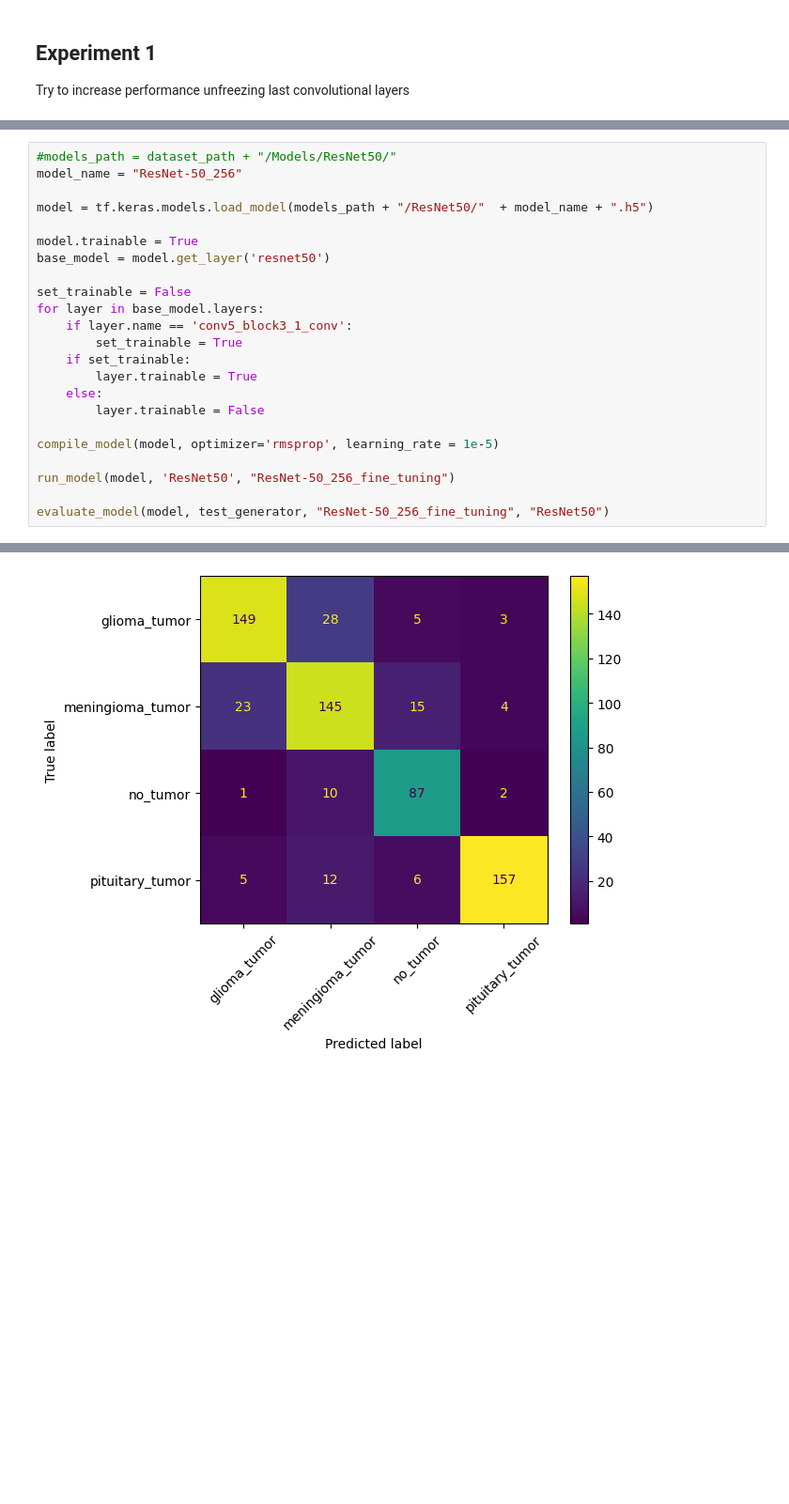
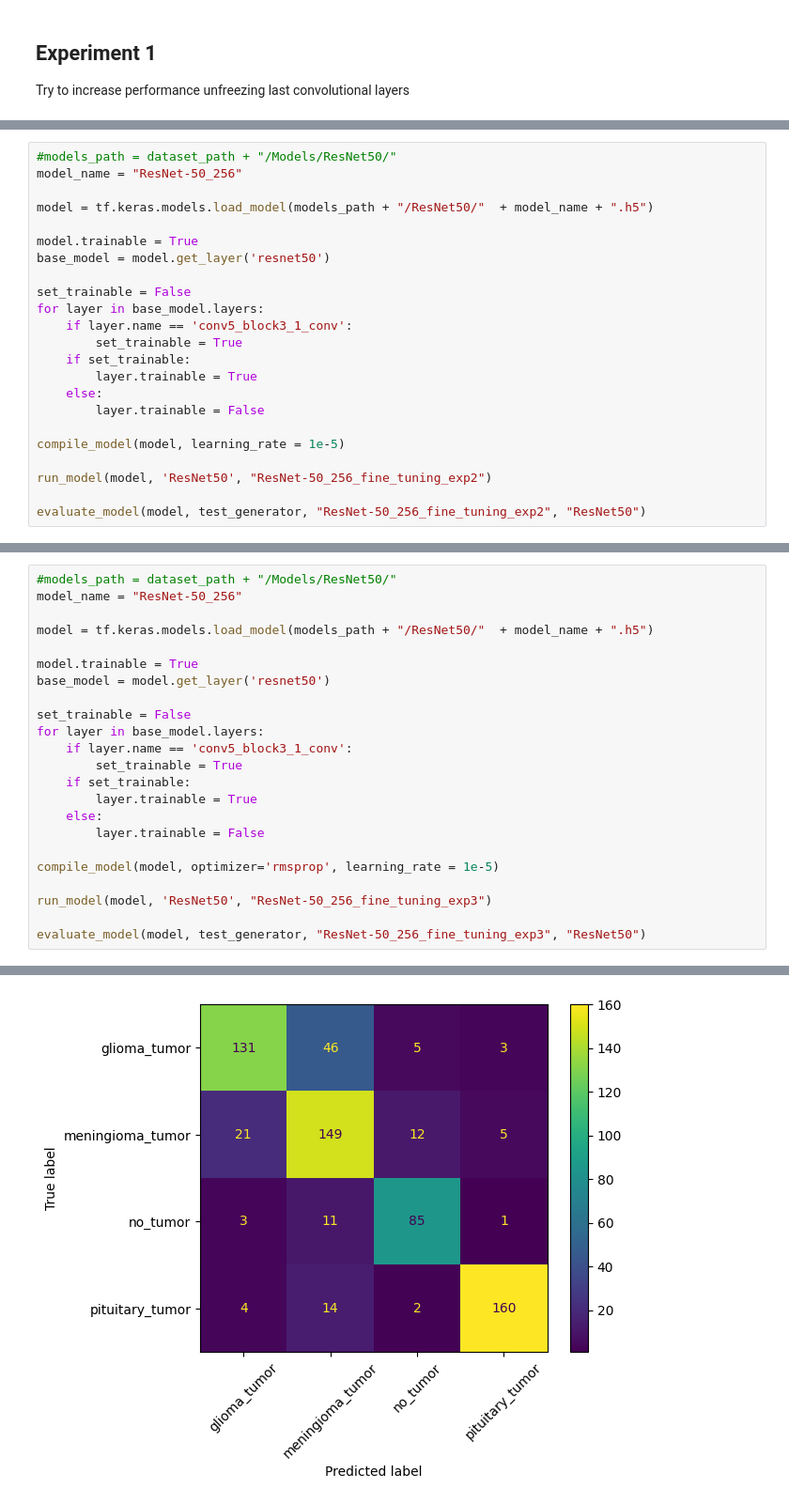
Before and after one commit to mgiorgi13/brain_tumor_classifier, a Jupyter notebook: ResNet_50_pretrained_network.ipynb, the cells around one changed output, grey strips where cells are left out. Shown at 94% size. Drawn from its saved outputs; the diff is of its cells as text; blank space fills up the shorter version.

```diff
--- a/ResNet_50_pretrained_network.ipynb
+++ b/ResNet_50_pretrained_network.ipynb
@@ -639,0 +700,23 @@ Try to increase performance unfreezing last convolutional layers
+# %%
+#models_path = dataset_path + "/Models/ResNet50/"
+model_name = "ResNet-50_256"
+
+model = tf.keras.models.load_model(models_path + "/ResNet50/"  + model_name + ".h5")
+
+model.trainable = True
+base_model = model.get_layer('resnet50')
+
+set_trainable = False
+for layer in base_model.layers:
+    if layer.name == 'conv5_block3_1_conv':
+        set_trainable = True
+    if set_trainable:
+        layer.trainable = True
+    else:
+        layer.trainable = False
+
+compile_model(model, learning_rate = 1e-5)
+
+run_model(model, 'ResNet50', "ResNet-50_256_fine_tuning_exp2")
+
+evaluate_model(model, test_generator, "ResNet-50_256_fine_tuning_exp2", "ResNet50")
@@ -657,9 +777,9 @@ for layer in base_model.layers:
 
 compile_model(model, optimizer='rmsprop', learning_rate = 1e-5)
 
-run_model(model, 'ResNet50', "ResNet-50_256_fine_tuning")
+run_model(model, 'ResNet50', "ResNet-50_256_fine_tuning_exp3")
 
-evaluate_model(model, test_generator, "ResNet-50_256_fine_tuning", "ResNet50")
+evaluate_model(model, test_generator, "ResNet-50_256_fine_tuning_exp3", "ResNet50")
 # %% [output]
 Model: "sequential"
 _________________________________________________________________
@@ -695 +815 @@ meningioma_tumor     0.7436    0.7754    0.7592       187
-[figure, old version]
+[figure, new version]
```
Also changed, not shown: parts of 8 cells of this notebook.
